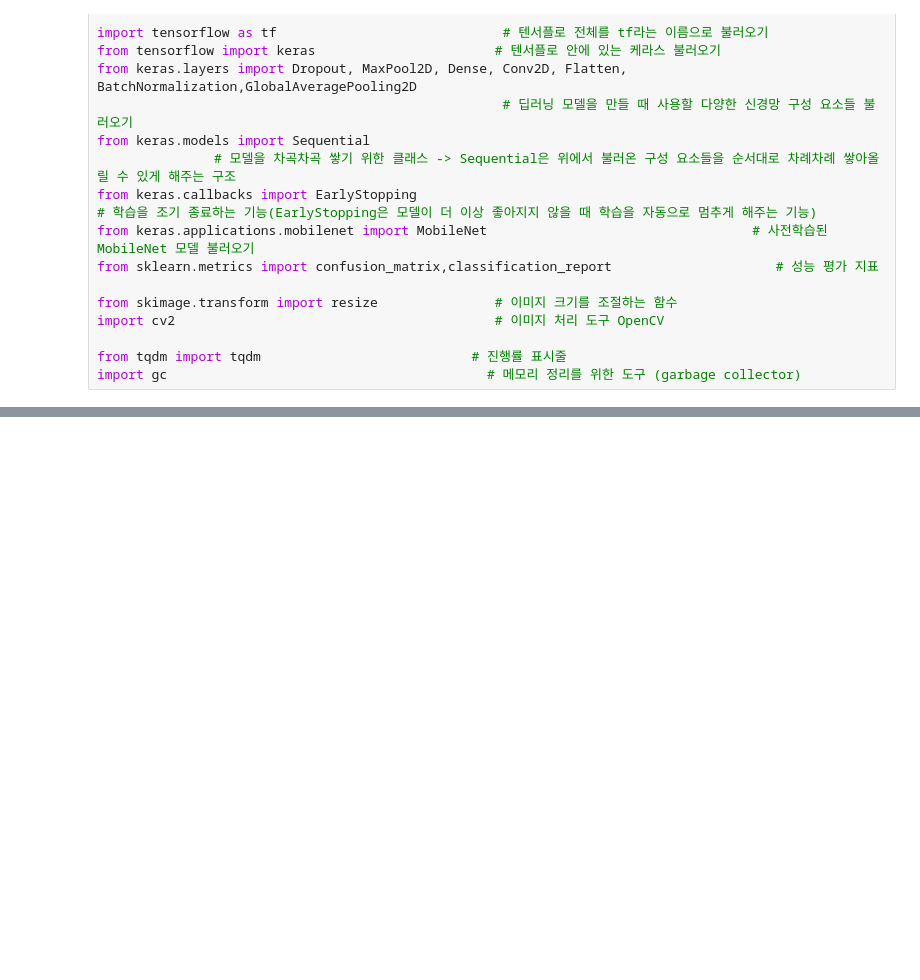
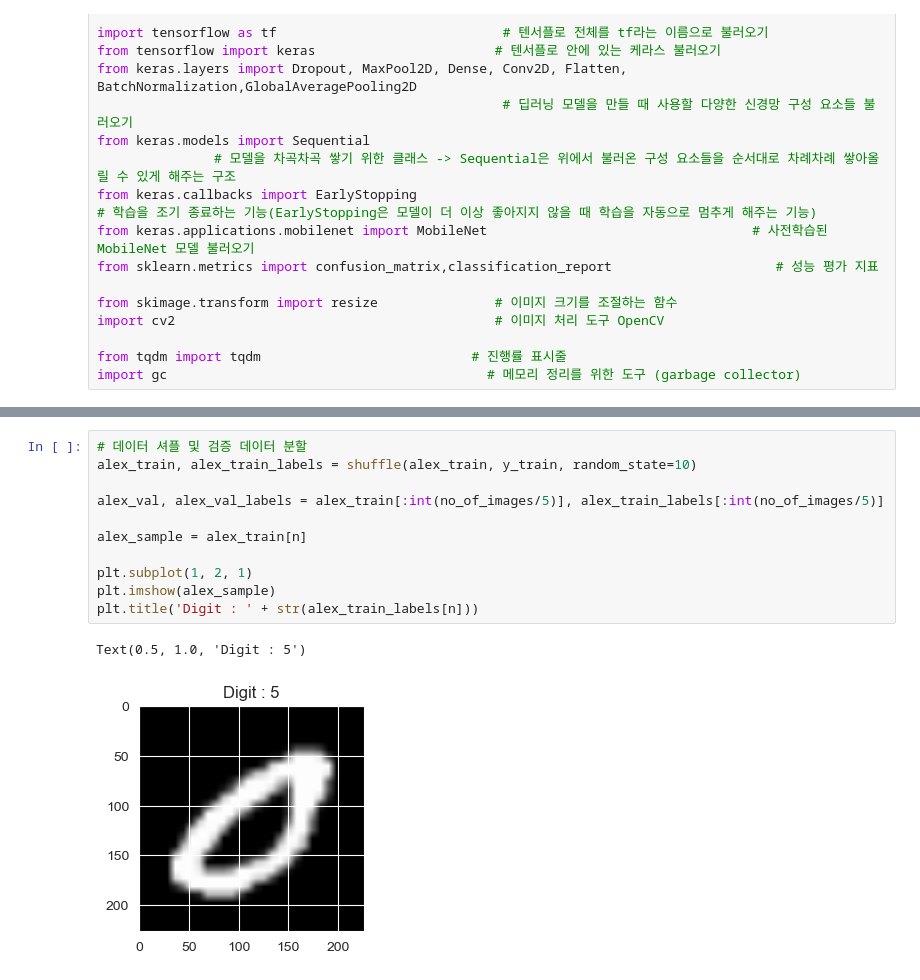
Before and after one commit to BerkleyLim/ai_edu, a Jupyter notebook: based/3weeks/python_programming/250719_2.ipynb, the cells around one changed output, grey strips where cells are left out. Drawn from its saved outputs; the diff is of its cells as text; blank space fills up the shorter version.

```diff
--- a/based/3weeks/python_programming/250719_2.ipynb
+++ b/based/3weeks/python_programming/250719_2.ipynb
@@ -36,0 +116,14 @@ import gc                                         # 메모리 정리를 위한
+# %%
+# 데이터 셔플 및 검증 데이터 분할
+alex_train, alex_train_labels = shuffle(alex_train, y_train, random_state=10)
+
+alex_val, alex_val_labels = alex_train[:int(no_of_images/5)], alex_train_labels[:int(no_of_images/5)]
+
+alex_sample = alex_train[n]
+
+plt.subplot(1, 2, 1)
+plt.imshow(alex_sample)
+plt.title('Digit : ' + str(alex_train_labels[n]))
+# %% [output]
+Text(0.5, 1.0, 'Digit : 5')
+[figure, added]
```
Also changed, not shown: parts of 6 cells of this notebook.
